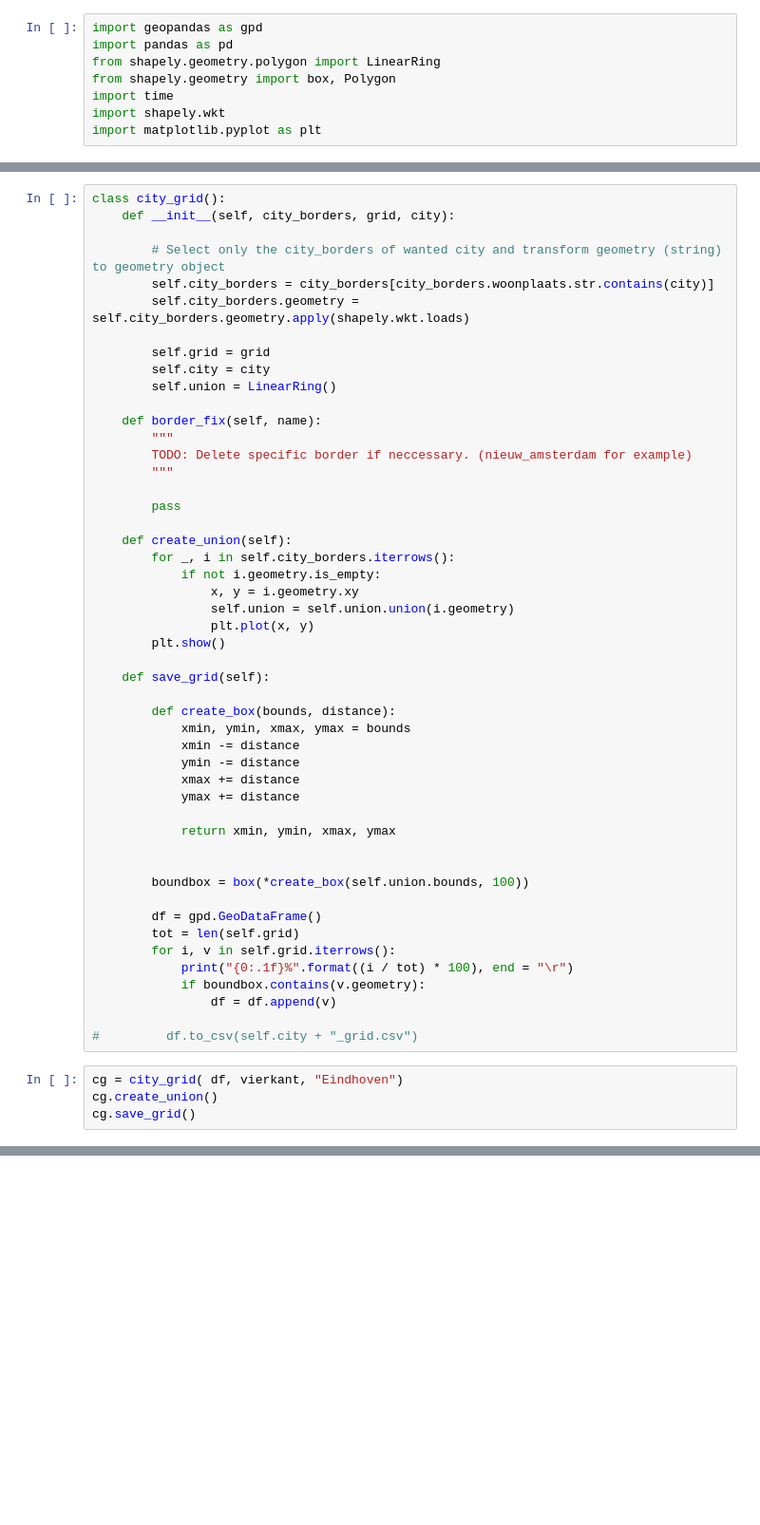
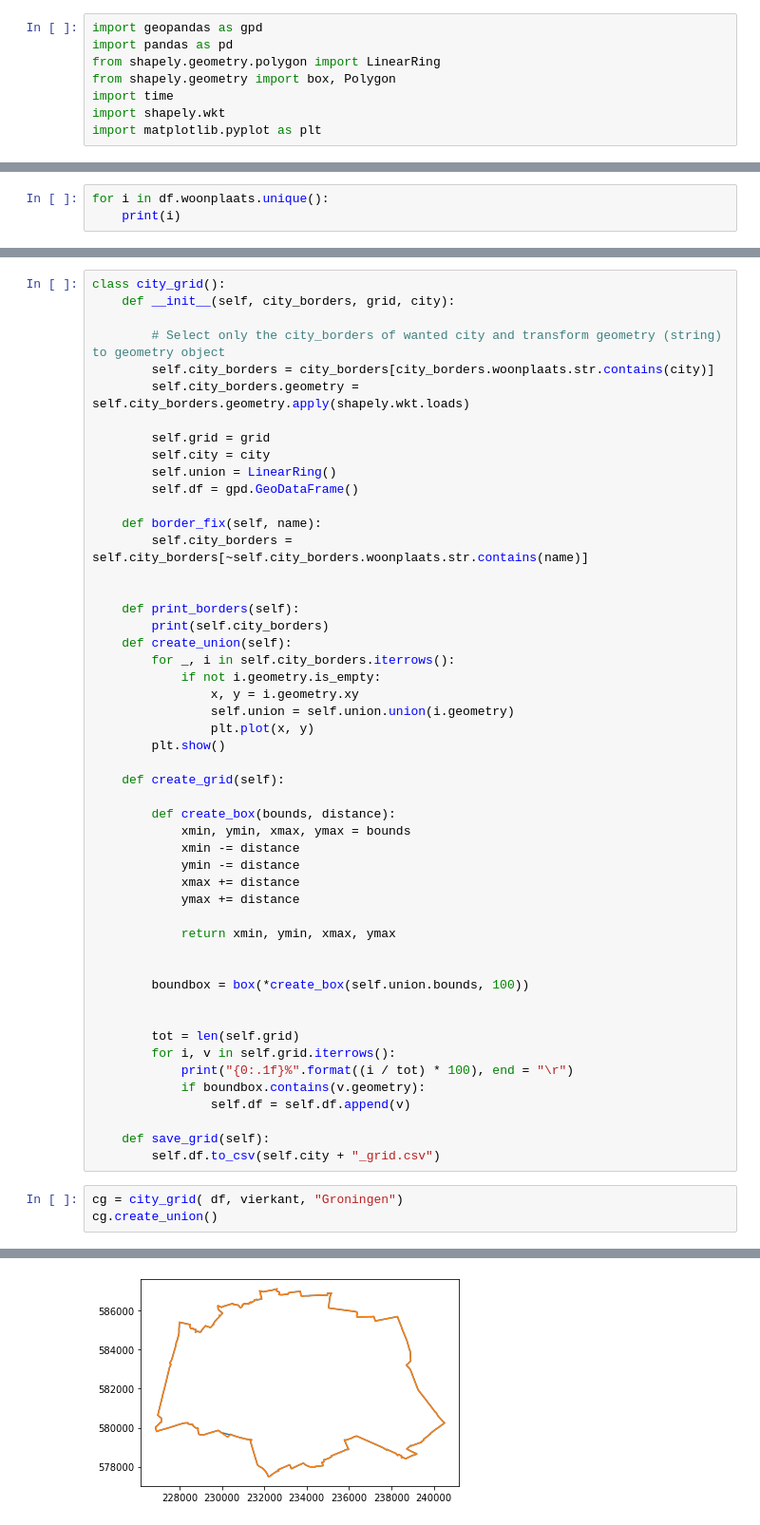
Before and after one commit to NielsvanOpstal/Thesis, a Jupyter notebook: vierkanten per stad.ipynb, the cells around one changed output, grey strips where cells are left out. Shown at 95% size. Cells and saved outputs as stored; diff of their text form; blank space fills up the shorter version.

```diff
--- a/vierkanten per stad.ipynb
+++ b/vierkanten per stad.ipynb
@@ -14,0 +13,3 @@ KeyboardInterrupt:
+# %%
+for i in df.woonplaats.unique():
+    print(i)
@@ -23,14 +42,14 @@ class city_grid():
         self.grid = grid
         self.city = city
         self.union = LinearRing()
+        self.df = gpd.GeoDataFrame()
 
     def border_fix(self, name):
-        """
-        TODO: Delete specific border if neccessary. (nieuw_amsterdam for example)
-        """
+        self.city_borders =  self.city_borders[~self.city_borders.woonplaats.str.contains(name)]
 
-        pass
 
+    def print_borders(self):
+        print(self.city_borders)
     def create_union(self):
         for _, i in self.city_borders.iterrows():
             if not i.geometry.is_empty:
@@ -39,7 +58,7 @@ class city_grid():
                 plt.plot(x, y)
         plt.show()
 
-    def save_grid(self):
+    def create_grid(self):
 
         def create_box(bounds, distance):
             xmin, ymin, xmax, ymax = bounds
@@ -53,15 +72,16 @@ class city_grid():
 
         boundbox = box(*create_box(self.union.bounds, 100))
 
-        df = gpd.GeoDataFrame()
+
         tot = len(self.grid)
         for i, v in self.grid.iterrows():
             print("{0:.1f}%".format((i / tot) * 100), end = "\r")
             if boundbox.contains(v.geometry):
-                df = df.append(v)
+                self.df = self.df.append(v)
 
-#         df.to_csv(self.city + "_grid.csv")
+    def save_grid(self):
+        self.df.to_csv(self.city + "_grid.csv")
 # %%
-cg = city_grid( df, vierkant, "Eindhoven")
+cg = city_grid( df, vierkant, "Groningen")
 cg.create_union()
-cg.save_grid()
+# %% [output]
@@ -67,0 +93 @@ cg.save_grid()
+[figure, added]
```
Also changed, not shown: parts of 8 cells of this notebook, 4 other files.
